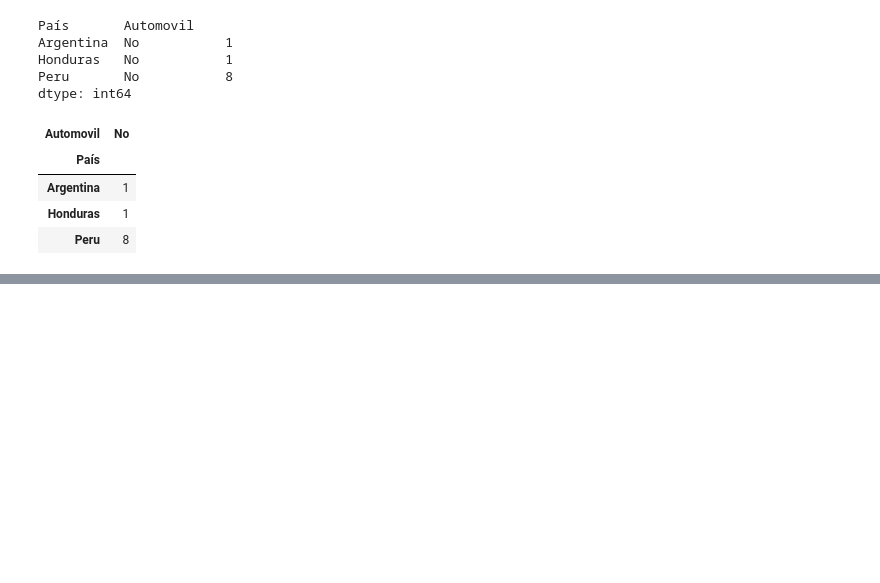
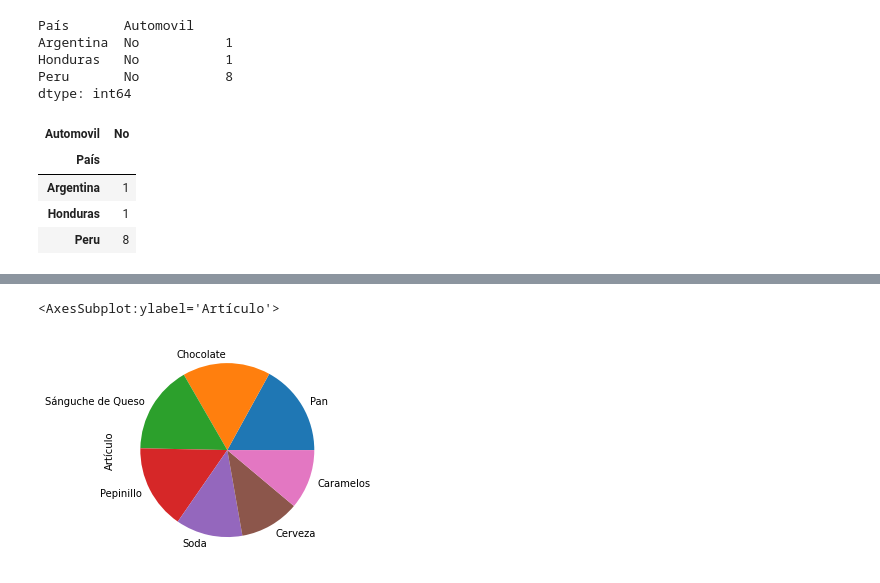
Before and after one commit to joelbarranteswin/1.__Dustin__, a Jupyter notebook: 2. Pandas/2_Curso_analisis_datos_y_graficos.ipynb, the cells around one changed output, grey strips where cells are left out. Drawn from its saved outputs; the diff is of its cells as text; code cells hidden in the pictures; blank space fills up the shorter version.

```diff
--- a/2. Pandas/2_Curso_analisis_datos_y_graficos.ipynb
+++ b/2. Pandas/2_Curso_analisis_datos_y_graficos.ipynb
@@ -343,0 +403,5 @@ amontonar
+# %%
+vol.Artículo.value_counts().plot(kind='pie')
+# %% [output]
+<AxesSubplot:ylabel='Artículo'>
+[figure, added]
```
Also changed, not shown: parts of 10 cells of this notebook, 3 other files.
